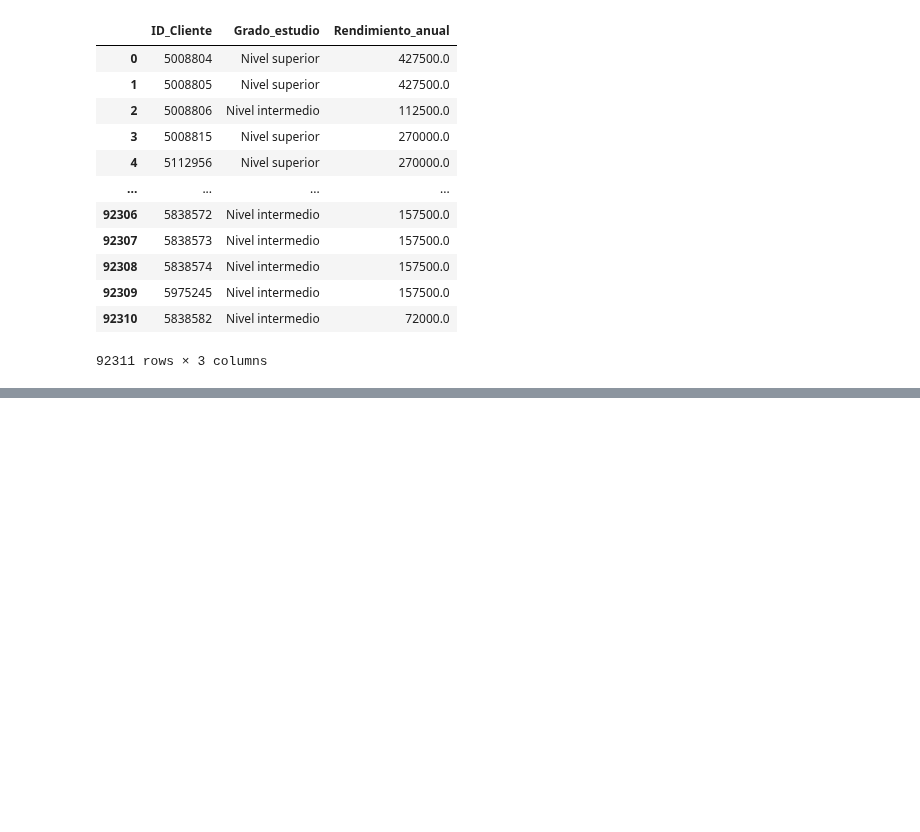
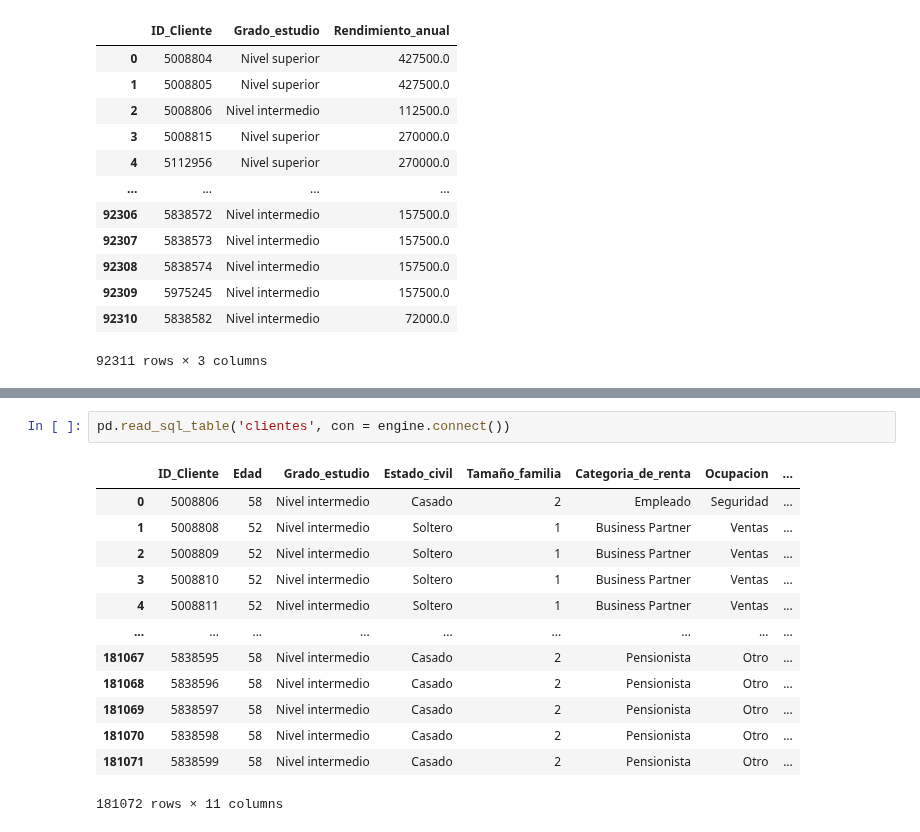
Before and after one commit to NatSama2/Curso-Alura-Latam, a Jupyter notebook: Pandas_I_O.ipynb, the cells around one changed output, grey strips where cells are left out. Saved outputs shown, nothing was run; the diff lists cells and outputs as text; blank space fills up the shorter version.

```diff
--- a/Pandas_I_O.ipynb
+++ b/Pandas_I_O.ipynb
@@ -601,0 +634,16 @@ pd.read_sql_table('empleados', con = engine.connect(), columns=['ID_Cliente', 'G
+# %%
+pd.read_sql_table('clientes', con = engine.connect())
+# %% [output]
+|  | ID_Cliente | Edad | Grado_estudio | Estado_civil | Tamaño_familia | Categoria_de_renta | Ocupacion | ... |
+| 0 | 5008806 | 58 | Nivel intermedio | Casado | 2 | Empleado | Seguridad | ... |
+| 1 | 5008808 | 52 | Nivel intermedio | Soltero | 1 | Business Partner | Ventas | ... |
+| 2 | 5008809 | 52 | Nivel intermedio | Soltero | 1 | Business Partner | Ventas | ... |
+| 3 | 5008810 | 52 | Nivel intermedio | Soltero | 1 | Business Partner | Ventas | ... |
+| 4 | 5008811 | 52 | Nivel intermedio | Soltero | 1 | Business Partner | Ventas | ... |
+| ... | ... | ... | ... | ... | ... | ... | ... | ... |
+| 181067 | 5838595 | 58 | Nivel intermedio | Casado | 2 | Pensionista | Otro | ... |
+| 181068 | 5838596 | 58 | Nivel intermedio | Casado | 2 | Pensionista | Otro | ... |
+| 181069 | 5838597 | 58 | Nivel intermedio | Casado | 2 | Pensionista | Otro | ... |
+| 181070 | 5838598 | 58 | Nivel intermedio | Casado | 2 | Pensionista | Otro | ... |
+| 181071 | 5838599 | 58 | Nivel intermedio | Casado | 2 | Pensionista | Otro | ... |
+181072 rows × 11 columns
```
Also changed, not shown: parts of 7 cells of this notebook.
